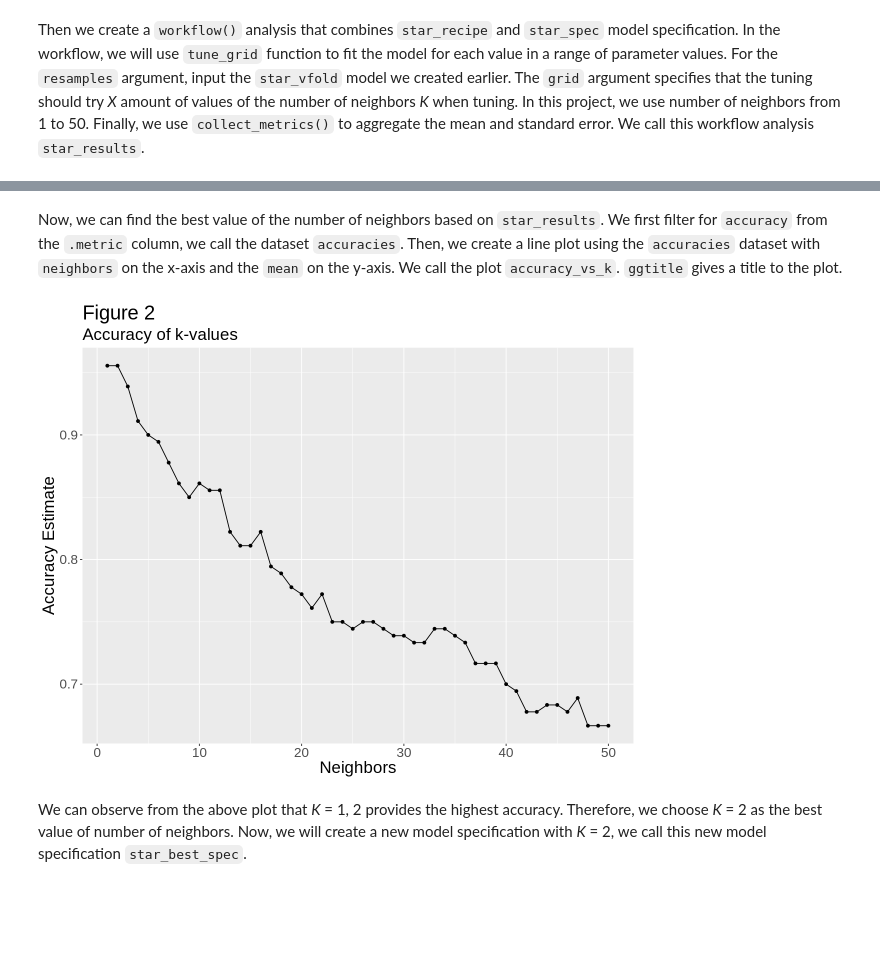
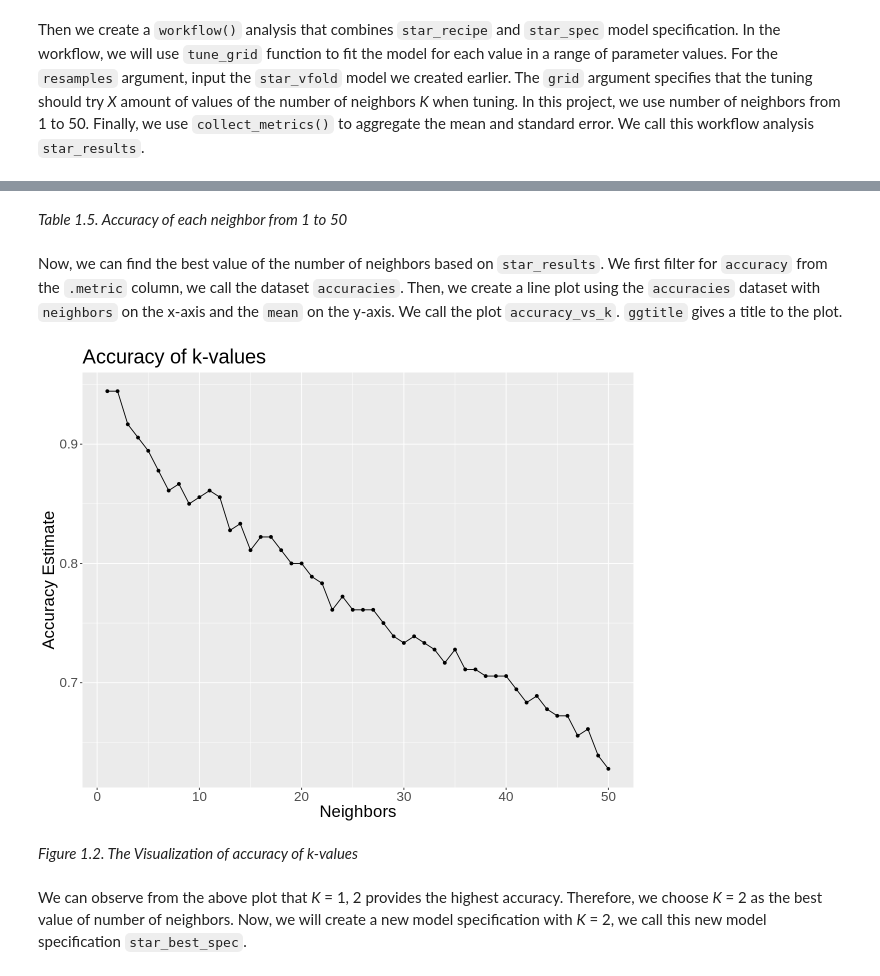
Before and after one commit to luojessica/dsci100-project-007-20, a Jupyter notebook: final_report.ipynb, the cells around one changed output, grey strips where cells are left out. Drawn from its saved outputs; the diff is of its cells as text; code cells hidden in the pictures; blank space fills up the shorter version.

```diff
--- a/final_report.ipynb
+++ b/final_report.ipynb
@@ -198,20 +250,26 @@ A tibble: 6 × 7
+# %% [markdown]
+*Table 1.5. Accuracy of each neighbor from 1 to 50*
 # %% [markdown]
 Now, we can find the best value of the number of neighbors based on `star_results`. We first filter for `accuracy` from the `.metric` column, we call the dataset `accuracies`. Then, we create a line plot using the `accuracies` dataset with `neighbors` on the x-axis and the `mean` on the y-axis. We call the plot `accuracy_vs_k`. `ggtitle` gives a title to the plot.
 # %%
+set.seed(1)
+
 accuracies <- star_results %>%
 filter(.metric == "accuracy")
 
 accuracy_vs_k <- accuracies %>%
 ggplot(aes(x = neighbors, y = mean)) +
 geom_point() +
 geom_line() +
-labs(x = "Neighbors", y = "Accuracy Estimate", subtitle = "Accuracy of k-values") +
-ggtitle("Figure 2") +
+labs(x = "Neighbors", y = "Accuracy Estimate") +
+ggtitle("Accuracy of k-values") +
 theme(text = element_text(size = 20))
 
 accuracy_vs_k
 # %% [output]
-[figure, old version]
+[figure, new version]
+# %% [markdown]
+*Figure 1.2. The Visualization of accuracy of k-values*
 # %% [markdown]
 We can observe from the above plot that *K* = 1, 2 provides the highest accuracy. Therefore, we choose *K* = 2 as the best value of number of neighbors. Now, we will create a new model specification with *K* = 2, we call this new model specification `star_best_spec`.
 # %%
```
Also changed, not shown: parts of 30 cells of this notebook.
